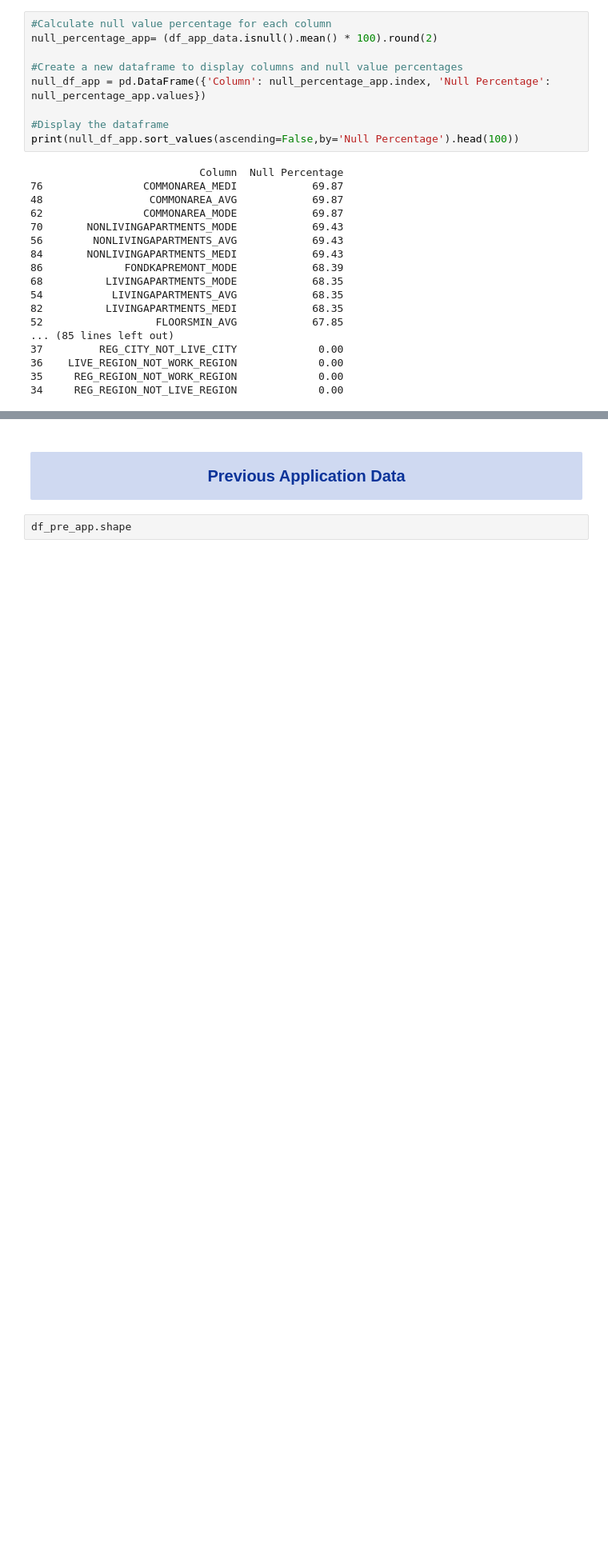
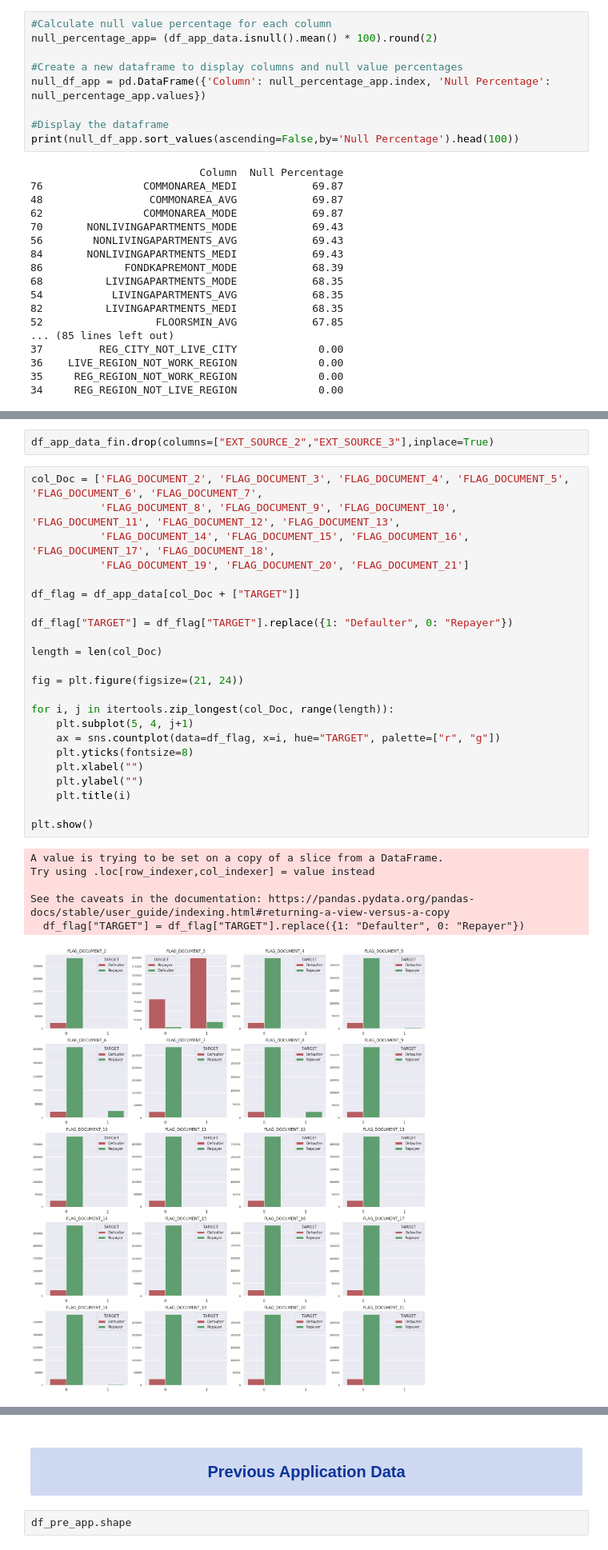
Before and after one commit to raghavendranhp/Financial_Risk_Detection, a Jupyter notebook: Financial_Risk_Analysis.ipynb, the cells around one changed output, grey strips where cells are left out. Shown at 80% size. Saved outputs shown, nothing was run; the diff lists cells and outputs as text; blank space fills up the shorter version.

```diff
--- a/Financial_Risk_Analysis.ipynb
+++ b/Financial_Risk_Analysis.ipynb
@@ -221,0 +311,32 @@ print(null_df_app.sort_values(ascending=False,by='Null Percentage').head(100))
+# %%
+df_app_data_fin.drop(columns=["EXT_SOURCE_2","EXT_SOURCE_3"],inplace=True)
+# %%
+col_Doc = ['FLAG_DOCUMENT_2', 'FLAG_DOCUMENT_3', 'FLAG_DOCUMENT_4', 'FLAG_DOCUMENT_5', 'FLAG_DOCUMENT_6', 'FLAG_DOCUMENT_7',
+           'FLAG_DOCUMENT_8', 'FLAG_DOCUMENT_9', 'FLAG_DOCUMENT_10', 'FLAG_DOCUMENT_11', 'FLAG_DOCUMENT_12', 'FLAG_DOCUMENT_13',
+           'FLAG_DOCUMENT_14', 'FLAG_DOCUMENT_15', 'FLAG_DOCUMENT_16', 'FLAG_DOCUMENT_17', 'FLAG_DOCUMENT_18',
+           'FLAG_DOCUMENT_19', 'FLAG_DOCUMENT_20', 'FLAG_DOCUMENT_21']
+
+df_flag = df_app_data[col_Doc + ["TARGET"]]
+
+df_flag["TARGET"] = df_flag["TARGET"].replace({1: "Defaulter", 0: "Repayer"})
+
+length = len(col_Doc)
+
+fig = plt.figure(figsize=(21, 24))
+
+for i, j in itertools.zip_longest(col_Doc, range(length)):
+    plt.subplot(5, 4, j+1)
+    ax = sns.countplot(data=df_flag, x=i, hue="TARGET", palette=["r", "g"])
+    plt.yticks(fontsize=8)
+    plt.xlabel("")
+    plt.ylabel("")
+    plt.title(i)
+
+plt.show()
+# %% [output]
+A value is trying to be set on a copy of a slice from a DataFrame.
+Try using .loc[row_indexer,col_indexer] = value instead
+
+See the caveats in the documentation: https://pandas.pydata.org/pandas-docs/stable/user_guide/indexing.html#returning-a-view-versus-a-copy
+  df_flag["TARGET"] = df_flag["TARGET"].replace({1: "Defaulter", 0: "Repayer"})
+[figure, added]
```
Also changed, not shown: parts of 34 cells of this notebook.
